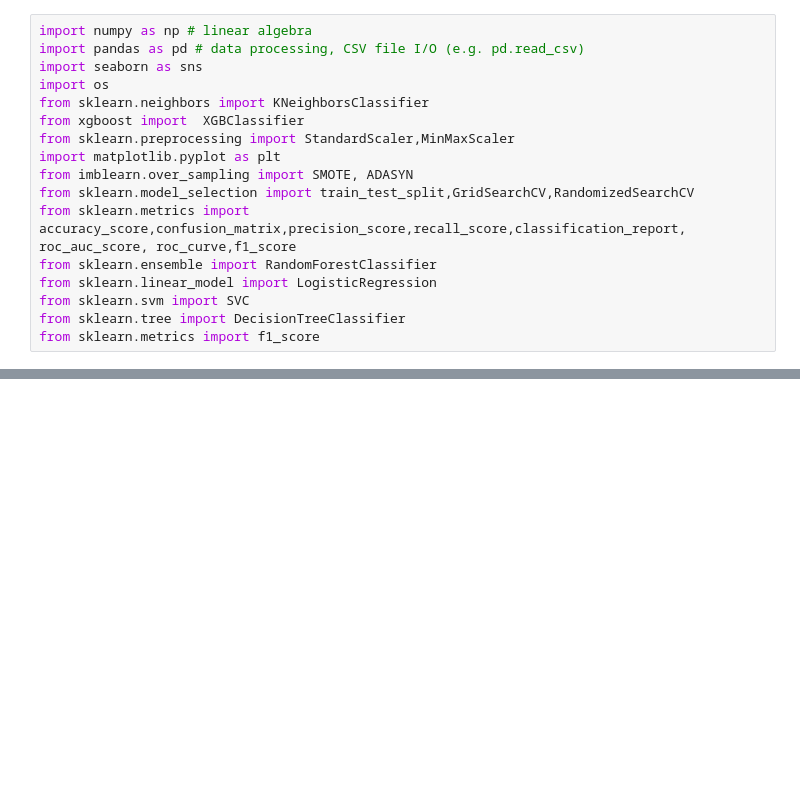
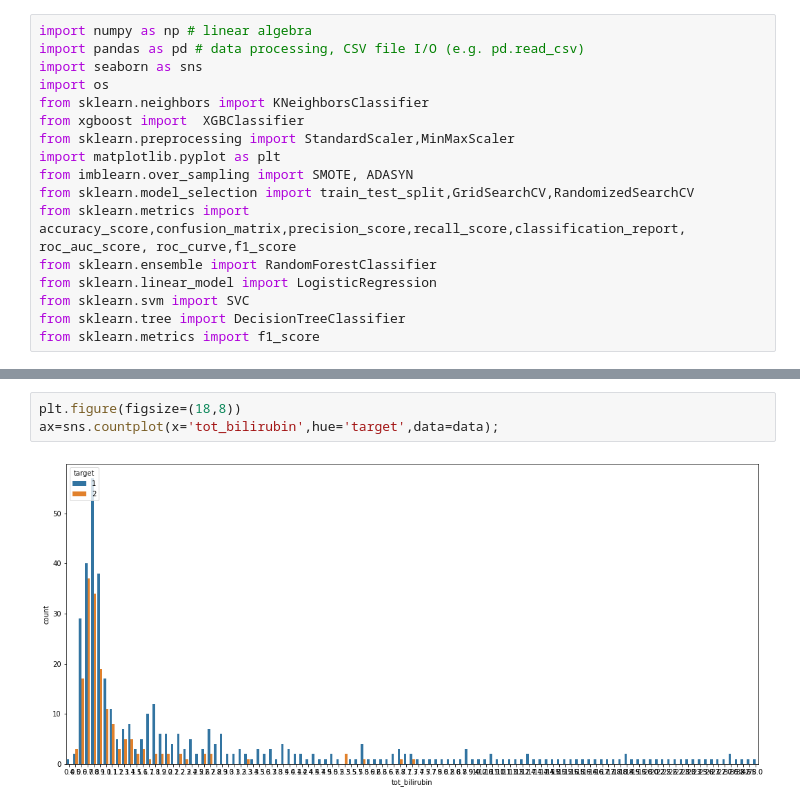
Before and after one commit to 21Ovi/Liver-Patient-Prediction, a Jupyter notebook: LiverPatientPrediction.ipynb, the cells around one changed output, grey strips where cells are left out. Cells and saved outputs as stored; diff of their text form; blank space fills up the shorter version.

```diff
--- a/LiverPatientPrediction.ipynb
+++ b/LiverPatientPrediction.ipynb
@@ -57,0 +150,5 @@ data.info
+# %%
+plt.figure(figsize=(18,8))
+ax=sns.countplot(x='tot_bilirubin',hue='target',data=data);
+# %% [output]
+[figure, added]
```
Also changed, not shown: parts of 64 cells of this notebook.
